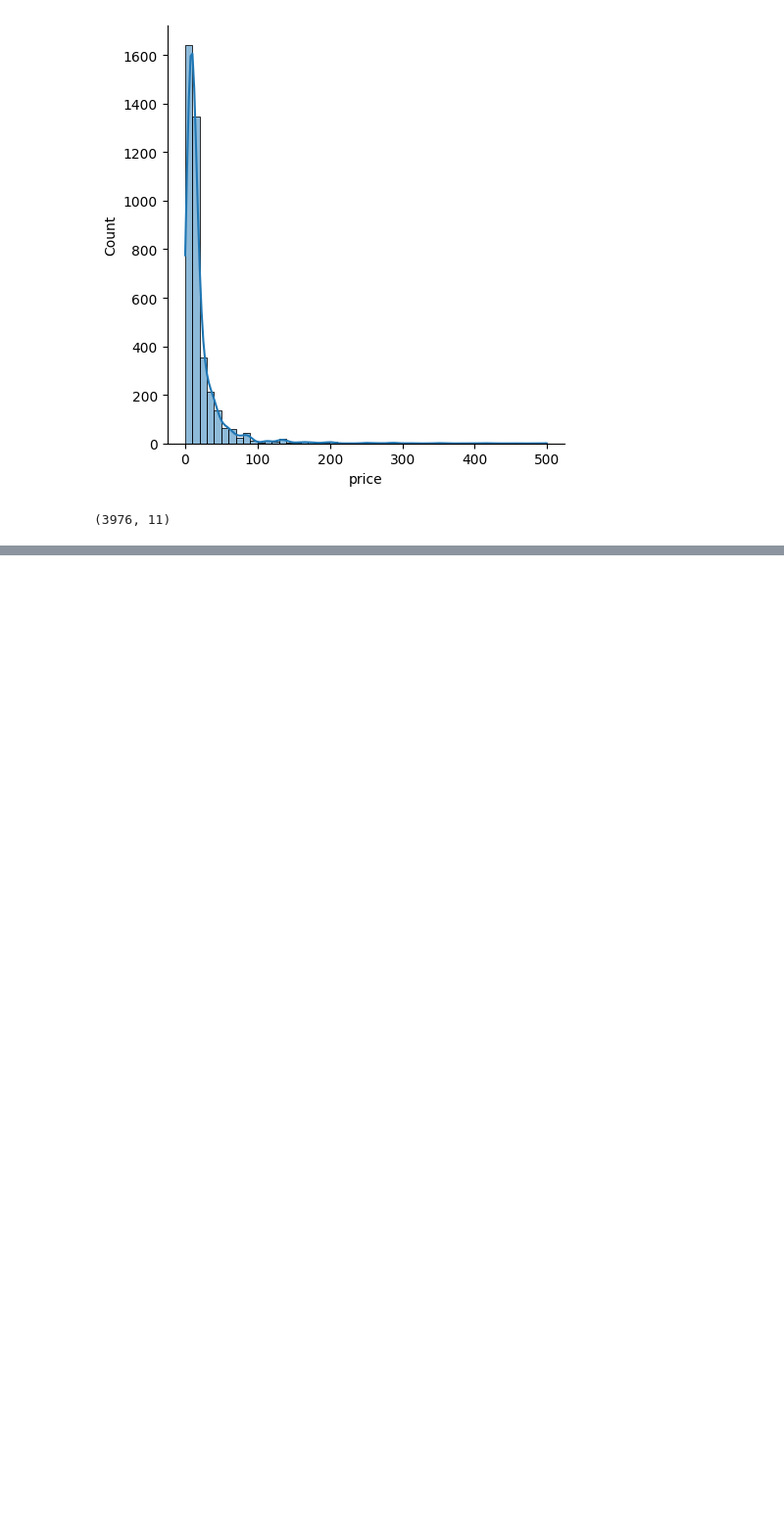
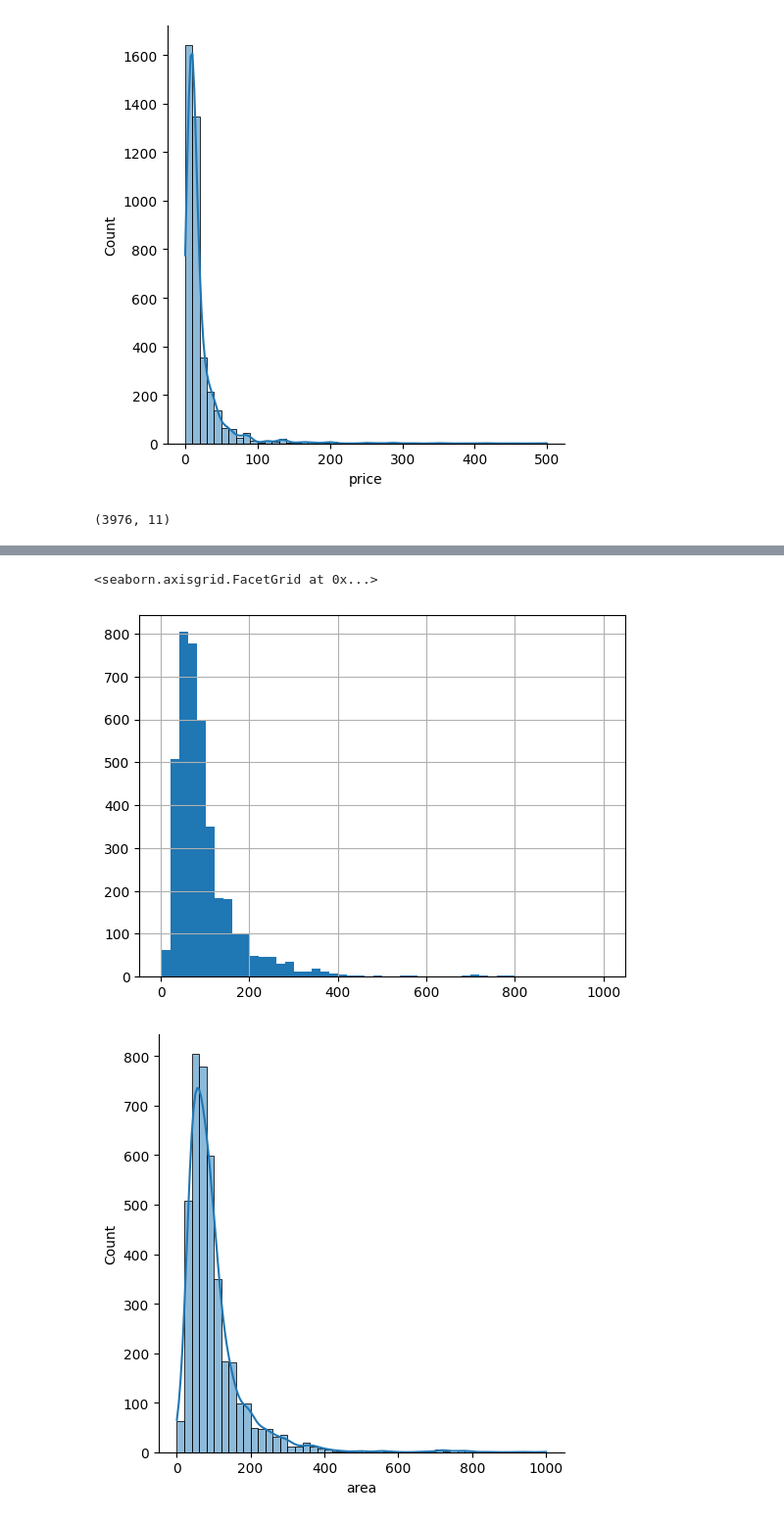
Before and after one commit to tuananh3124/python-crawl-bds.com.vn, a Jupyter notebook: bds_hn_cleaning_data.ipynb, the cells around one changed output, grey strips where cells are left out. Shown at 98% size. Drawn from its saved outputs; the diff is of its cells as text; code cells hidden in the pictures; blank space fills up the shorter version.

```diff
--- a/bds_hn_cleaning_data.ipynb
+++ b/bds_hn_cleaning_data.ipynb
@@ -141 +141,8 @@ See the caveats in the documentation: https://pandas.pydata.org/pandas-docs/stab
 3897 rows × 10 columns
+# %%
+df["area"].hist(bins=50)
+sns.displot(df['area'], bins=50, kde=True)
+# %% [output]
+<seaborn.axisgrid.FacetGrid at 0x...>
+[figure, added]
+[figure, added]
```
Also changed, not shown: parts of 5 cells of this notebook.
